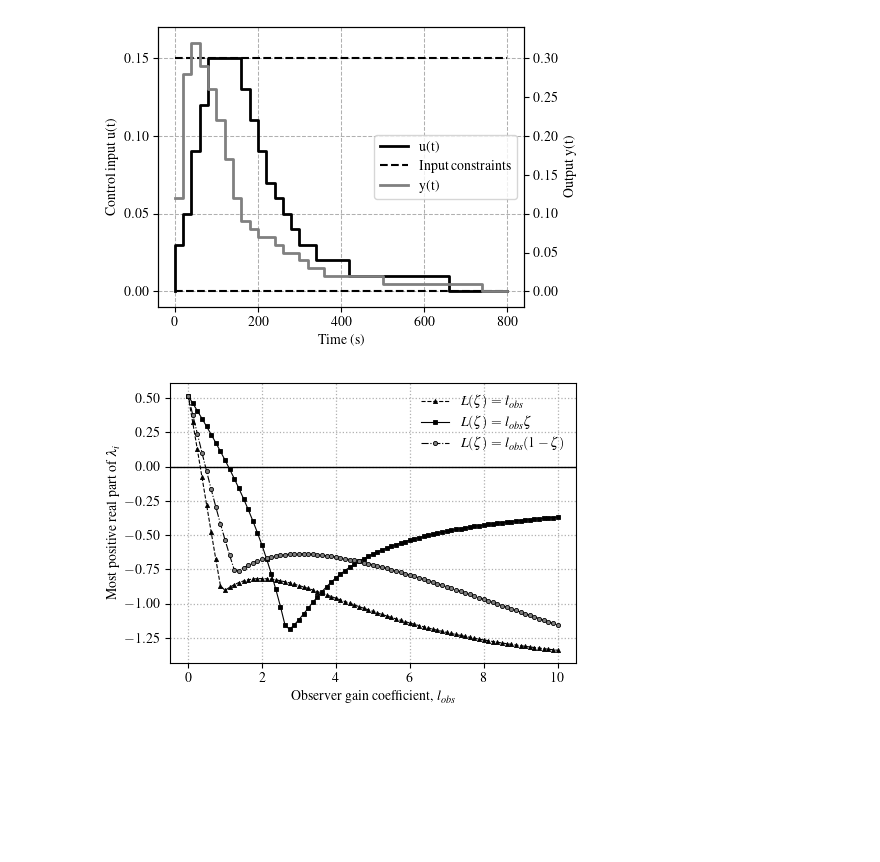
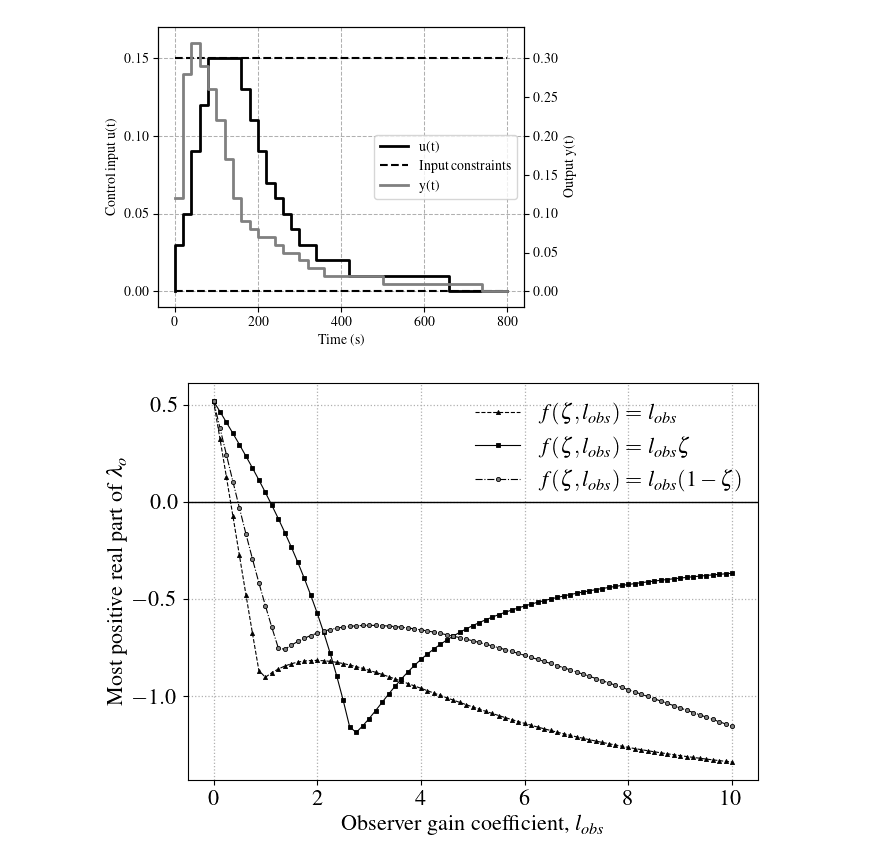
Before and after one commit to behradmoadeli/pfr_isothermal_recycle_delay_MPC, a Jupyter notebook: reports/Report_unstable.ipynb, the cells around one changed output. Cells and saved outputs as stored; diff of their text form; code cells hidden in the pictures; blank space fills up the shorter version.

```diff
--- a/reports/Report_unstable.ipynb
+++ b/reports/Report_unstable.ipynb
@@ -453,33 +453,33 @@ for l_obs in l_obs_range:
     eig_obs = eig_obs[np.argsort(-eig_obs.real)]
     eigs_obs_Lz2.append(eig_obs[0])
 # %%
-plt.rc('font', family='serif', serif='Times')
+plt.rc('font', family='serif', serif='Times', size=16)
 plt.rc('text', usetex=True)
 
 # Create the plot
-plt.figure(figsize=(5, 3.5))
+plt.figure(figsize=(7, 5))
 
 # Plot with smaller and more subtle markers
-plt.plot(l_obs_range, np.real(eigs_obs_L), label='$L(\zeta) = l_{obs}$', marker='^', color='black', linestyle='--', linewidth=0.8, markersize=3, markerfacecolor='black', markeredgewidth=0.6)
-plt.plot(l_obs_range, np.real(eigs_obs_Lz), label='$L(\zeta) = l_{obs} \zeta$', marker='s', color='black', linestyle='-', linewidth=0.8, markersize=3, markerfacecolor='black', markeredgewidth=0.6)
-plt.plot(l_obs_range, np.real(eigs_obs_Lz2), label='$L(\zeta) = l_{obs} (1-\zeta)$', marker='.', color='black', linestyle='-.', linewidth=0.8, markersize=6, markerfacecolor='grey', markeredgewidth=0.6)
+plt.plot(l_obs_range, np.real(eigs_obs_L), label='$f(\zeta, l_{obs}) = l_{obs}$', marker='^', color='black', linestyle='--', linewidth=0.8, markersize=3, markerfacecolor='black', markeredgewidth=0.6)
+plt.plot(l_obs_range, np.real(eigs_obs_Lz), label='$f(\zeta, l_{obs}) = l_{obs} \zeta$', marker='s', color='black', linestyle='-', linewidth=0.8, markersize=3, markerfacecolor='black', markeredgewidth=0.6)
+plt.plot(l_obs_range, np.real(eigs_obs_Lz2), label='$f(\zeta, l_{obs}) = l_{obs} (1-\zeta)$', marker='.', color='black', linestyle='-.', linewidth=0.8, markersize=6, markerfacecolor='grey', markeredgewidth=0.6)
 
 # Add a horizontal line at y=0
 plt.axhline(y=0, color='black', linestyle='-', linewidth=1)
 
 # Add labels and grid
 plt.xlabel('Observer gain coefficient, $l_{obs}$')
-plt.ylabel('Most positive real part of $\lambda_i$')
+plt.ylabel('Most positive real part of $\lambda_o$')
 # plt.title('Real Part of Eigenvalues vs. Observation Range', fontsize=10)
 plt.legend(loc='upper right', frameon=False)
 
 plt.grid(True, linestyle=':', linewidth=0.9)
 
 # Adjust the layout for tight fit
 plt.tight_layout()
 plt.savefig('obs_lambda.svg', format='svg', bbox_inches='tight', pad_inches=0.5)
 
 # Display the plot
 plt.show()
 # %% [output]
-[figure, old version]
+[figure, new version]
```
Also changed, not shown: 11 other files.
